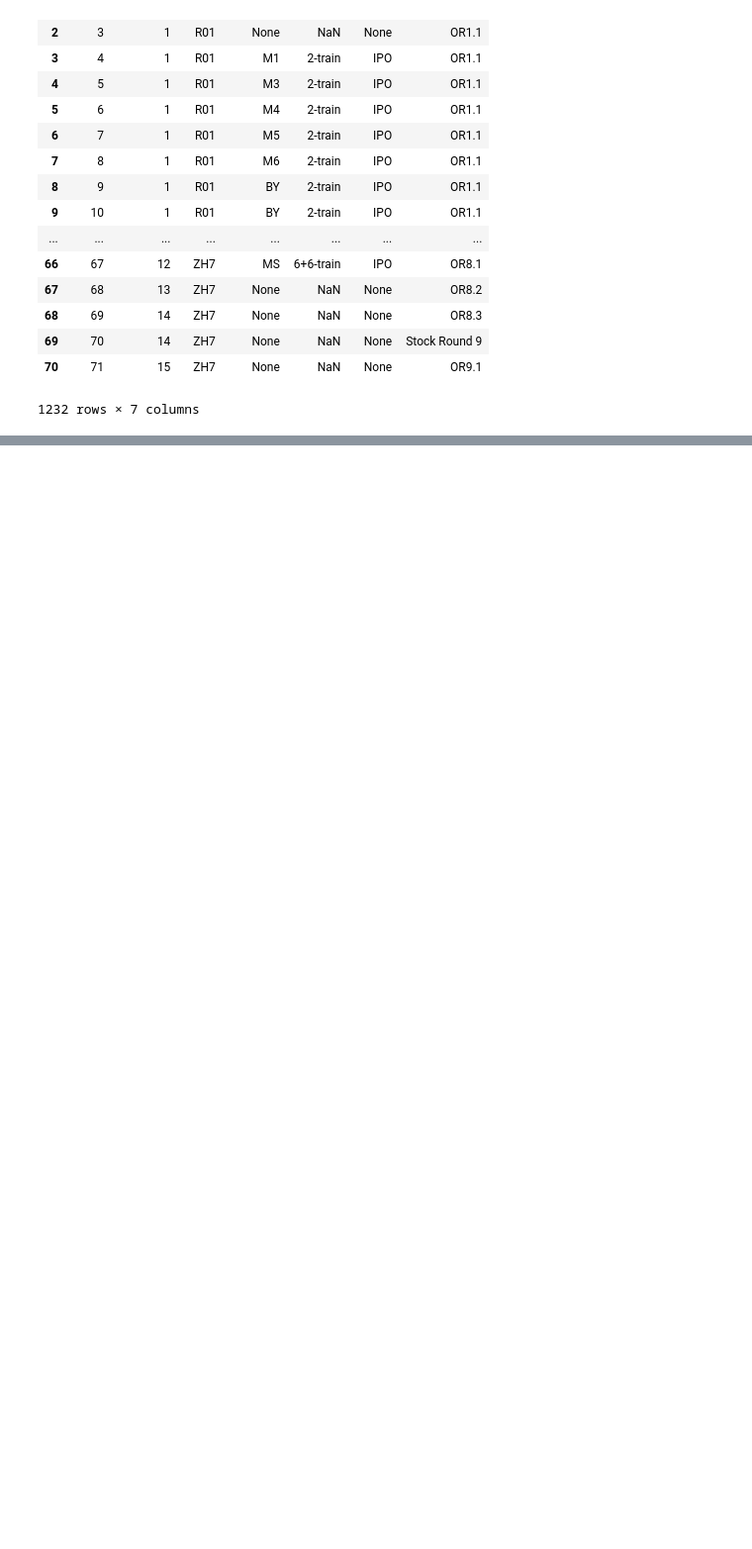
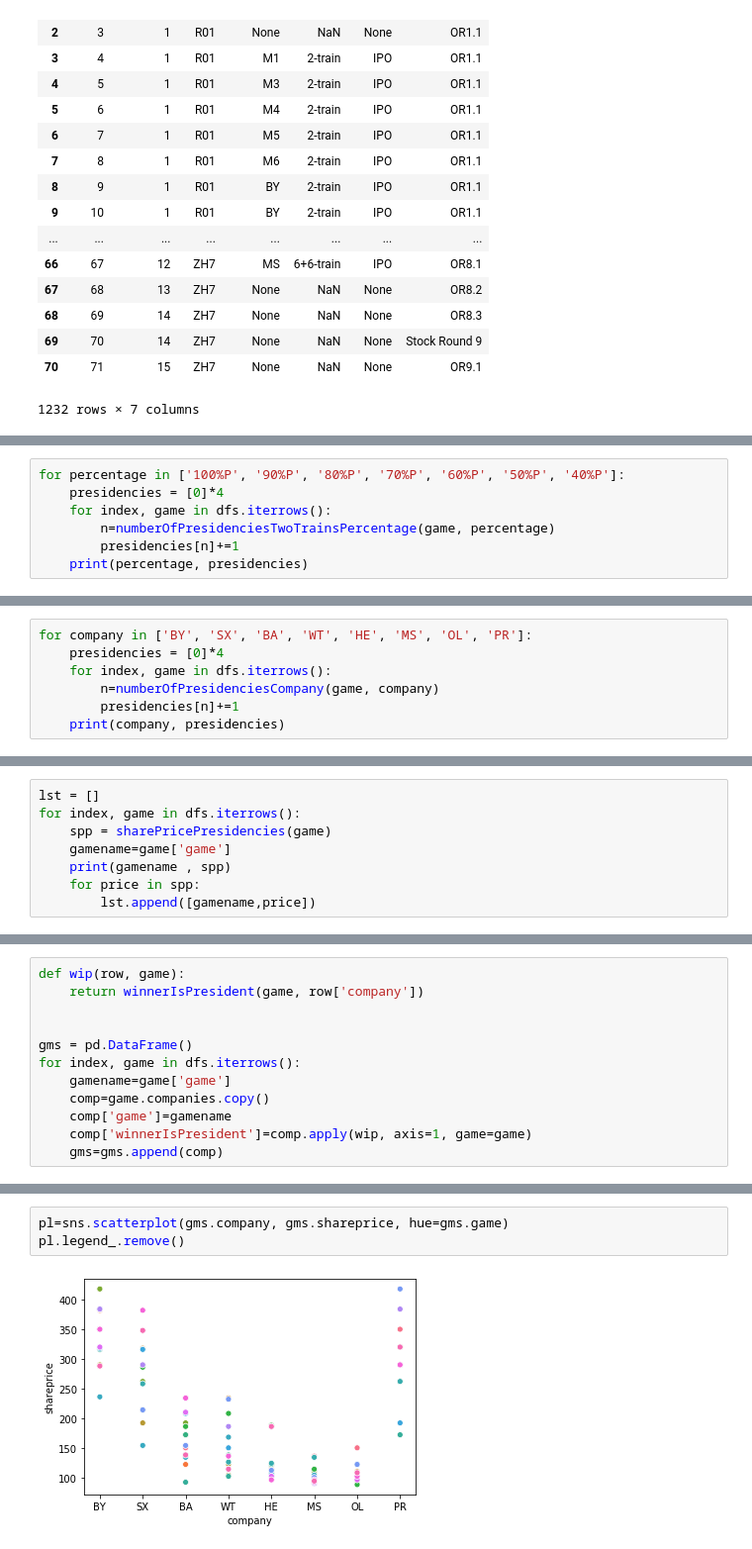
Before and after one commit to peter-de-boer/strategy1835, a Jupyter notebook: parse.ipynb, the cells around one changed output, grey strips where cells are left out. Shown at 99% size. Saved outputs shown, nothing was run; the diff lists cells and outputs as text; blank space fills up the shorter version.

Commit message:
add shareprice and earnings progress

```diff
--- a/parse.ipynb
+++ b/parse.ipynb
@@ -491,0 +761,7 @@ df
+# %%
+for percentage in ['100%P', '90%P', '80%P', '70%P', '60%P', '50%P', '40%P']:
+    presidencies = [0]*4
+    for index, game in dfs.iterrows():
+        n=numberOfPresidenciesTwoTrainsPercentage(game, percentage)
+        presidencies[n]+=1
+    print(percentage, presidencies)
@@ -491,0 +776,7 @@ df
+# %%
+for company in ['BY', 'SX', 'BA', 'WT', 'HE', 'MS', 'OL', 'PR']:
+    presidencies = [0]*4
+    for index, game in dfs.iterrows():
+        n=numberOfPresidenciesCompany(game, company)
+        presidencies[n]+=1
+    print(company, presidencies)
@@ -491,0 +792,8 @@ df
+# %%
+lst = []
+for index, game in dfs.iterrows():
+    spp = sharePricePresidencies(game)
+    gamename=game['game']
+    print(gamename , spp)
+    for price in spp:
+        lst.append([gamename,price])
@@ -491,0 +860,12 @@ df
+# %%
+def wip(row, game):
+    return winnerIsPresident(game, row['company'])
+
+
+gms = pd.DataFrame()
+for index, game in dfs.iterrows():
+    gamename=game['game']
+    comp=game.companies.copy()
+    comp['game']=gamename
+    comp['winnerIsPresident']=comp.apply(wip, axis=1, game=game)
+    gms=gms.append(comp)
@@ -491,0 +893,5 @@ df
+# %%
+pl=sns.scatterplot(gms.company, gms.shareprice, hue=gms.game)
+pl.legend_.remove()
+# %% [output]
+[figure, added]
```
Also changed, not shown: parts of 34 cells of this notebook, 1 other file.
